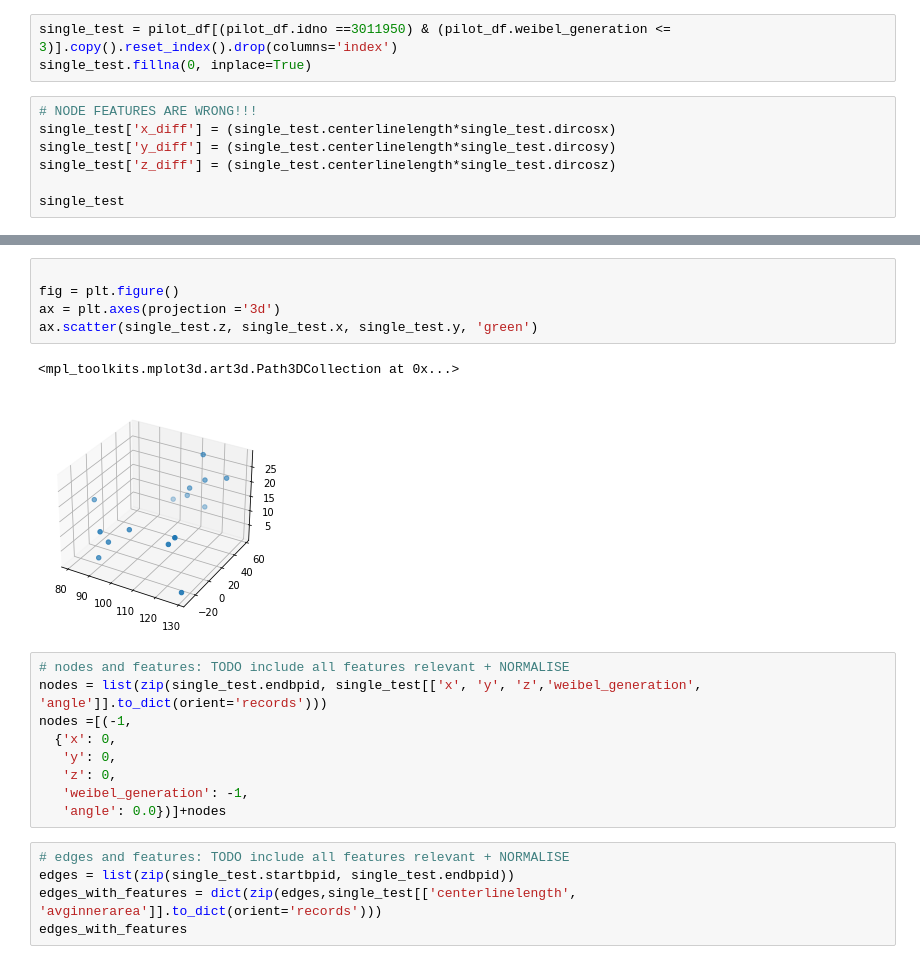
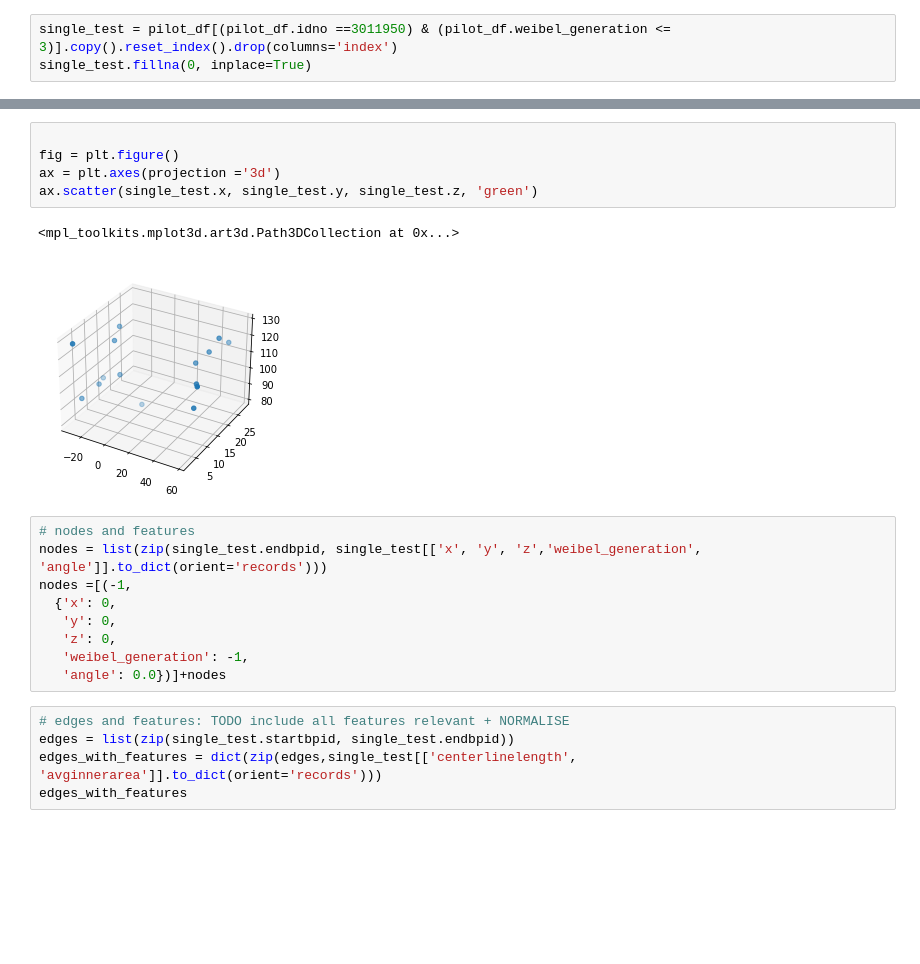
Before and after one commit to s-n-naik/airway_exploration, a Jupyter notebook: graph_test.ipynb, the cells around one changed output, grey strips where cells are left out. Saved outputs shown, nothing was run; the diff lists cells and outputs as text; blank space fills up the shorter version.

```diff
--- a/graph_test.ipynb
+++ b/graph_test.ipynb
@@ -127,10 +154,3 @@ memory usage: 7.7+ MB
 # %%
 single_test = pilot_df[(pilot_df.idno ==3011950) & (pilot_df.weibel_generation <= 3)].copy().reset_index().drop(columns='index')
 single_test.fillna(0, inplace=True)
-# %%
-# NODE FEATURES ARE WRONG!!!
-single_test['x_diff'] = (single_test.centerlinelength*single_test.dircosx)
-single_test['y_diff'] = (single_test.centerlinelength*single_test.dircosy)
-single_test['z_diff'] = (single_test.centerlinelength*single_test.dircosz)
-
-single_test
@@ -187,13 +204,13 @@ ValueError: columns overlap but no suffix specified: Index(['x', 'y', 'z'], dtyp
 # %%
 
 fig = plt.figure()
 ax = plt.axes(projection ='3d')
-ax.scatter(single_test.z, single_test.x, single_test.y, 'green')
+ax.scatter(single_test.x, single_test.y, single_test.z, 'green')
 # %% [output]
 <mpl_toolkits.mplot3d.art3d.Path3DCollection at 0x...>
-[figure, old version]
+[figure, new version]
 # %%
-# nodes and features: TODO include all features relevant + NORMALISE
+# nodes and features
 nodes = list(zip(single_test.endbpid, single_test[['x', 'y', 'z','weibel_generation', 'angle']].to_dict(orient='records')))
 nodes =[(-1,
   {'x': 0,
```
Also changed, not shown: parts of 12 cells of this notebook.
